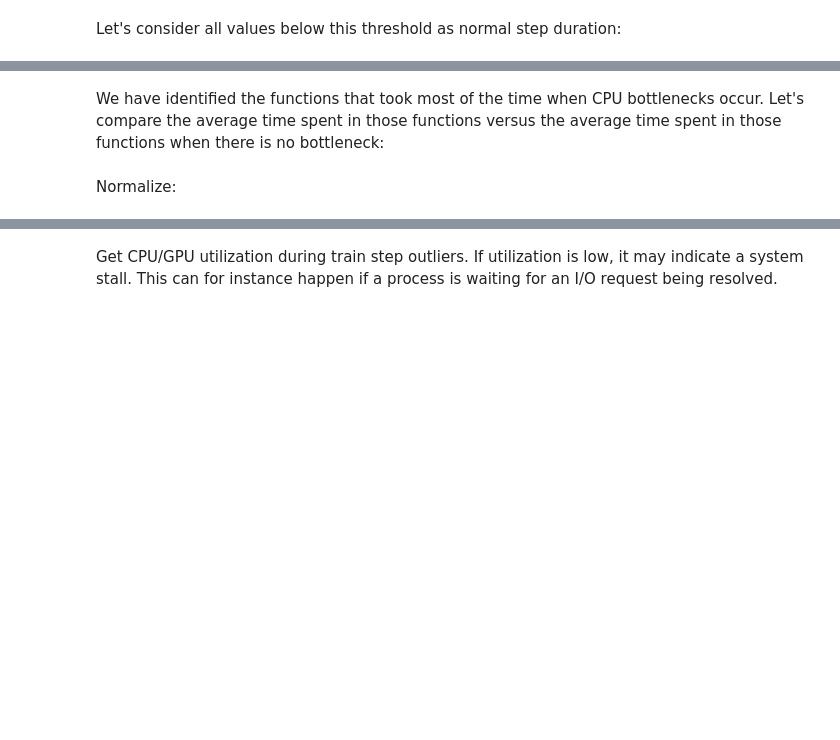
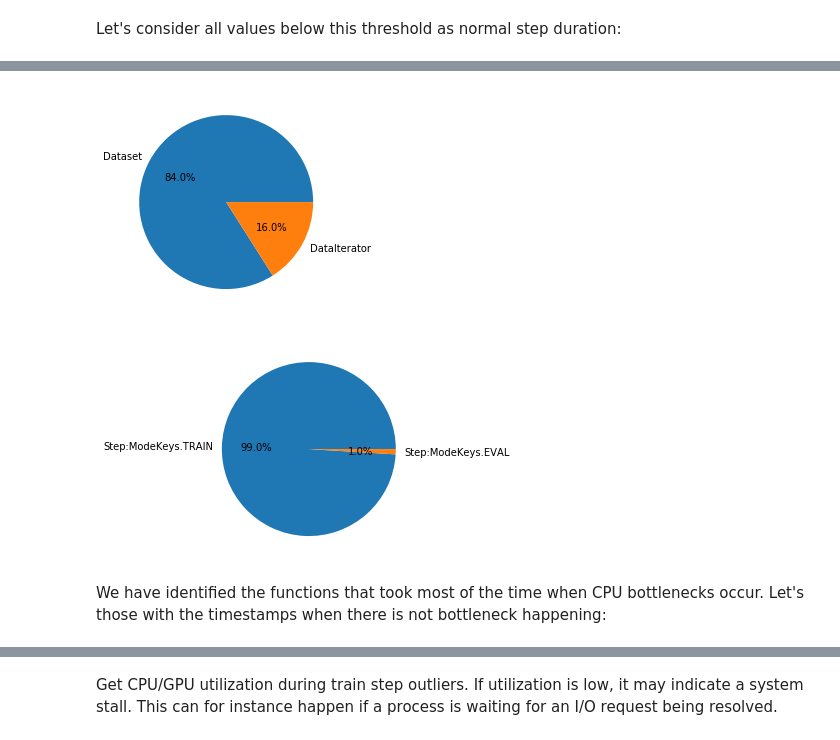
Before and after one commit to awslabs/sagemaker-debugger, a Jupyter notebook: examples/profiler/analyze_performance_bottlenecks.ipynb, the cells around one changed output, grey strips where cells are left out. Cells and saved outputs as stored; diff of their text form; code cells hidden in the pictures; blank space fills up the shorter version.

```diff
--- a/examples/profiler/analyze_performance_bottlenecks.ipynb
+++ b/examples/profiler/analyze_performance_bottlenecks.ipynb
@@ -40,2 +43,2 @@ Following function retrieves the latest events. If your training job is still ru
 # %%
-system_metrics_df, framework_metrics_df = pf.get_latest_data()
+system_metrics_df = pf.get_all_system_metrics()
@@ -293,4 +426,14 @@ for metric in training_phase:
+# %%
+framework_metrics, framework_metrics_detailed, training_phase = pf.get_framework_metrics_by_timesteps(cpu_bottleneck['timestamp'].unique())
+# %%
+plt.pie(framework_metrics.values(), autopct='%1.1f%%', labels=framework_metrics.keys())
+plt.show()
+plt.pie(training_phase.values(), autopct='%1.1f%%', labels=training_phase.keys())
+plt.show()
+# %% [output]
+[figure, added]
+[figure, added]
 # %% [markdown]
-We have identified the functions that took most of the time when CPU bottlenecks occur. Let's compare the average time spent in those functions versus the average time spent in those functions when there is no bottleneck:
+We have identified the functions that took most of the time when CPU bottlenecks occur. Let's those with the timestamps when there is not bottleneck happening:
 # %%
 high_gpu = gpus[gpus['value'] > 90.0]
@@ -320,2 +439,0 @@ pd.Series(training_phase).plot.pie(figsize=(12, 12),
-# %% [markdown]
-Normalize:
```
Also changed, not shown: parts of 140 cells of this notebook, 13 other files.
